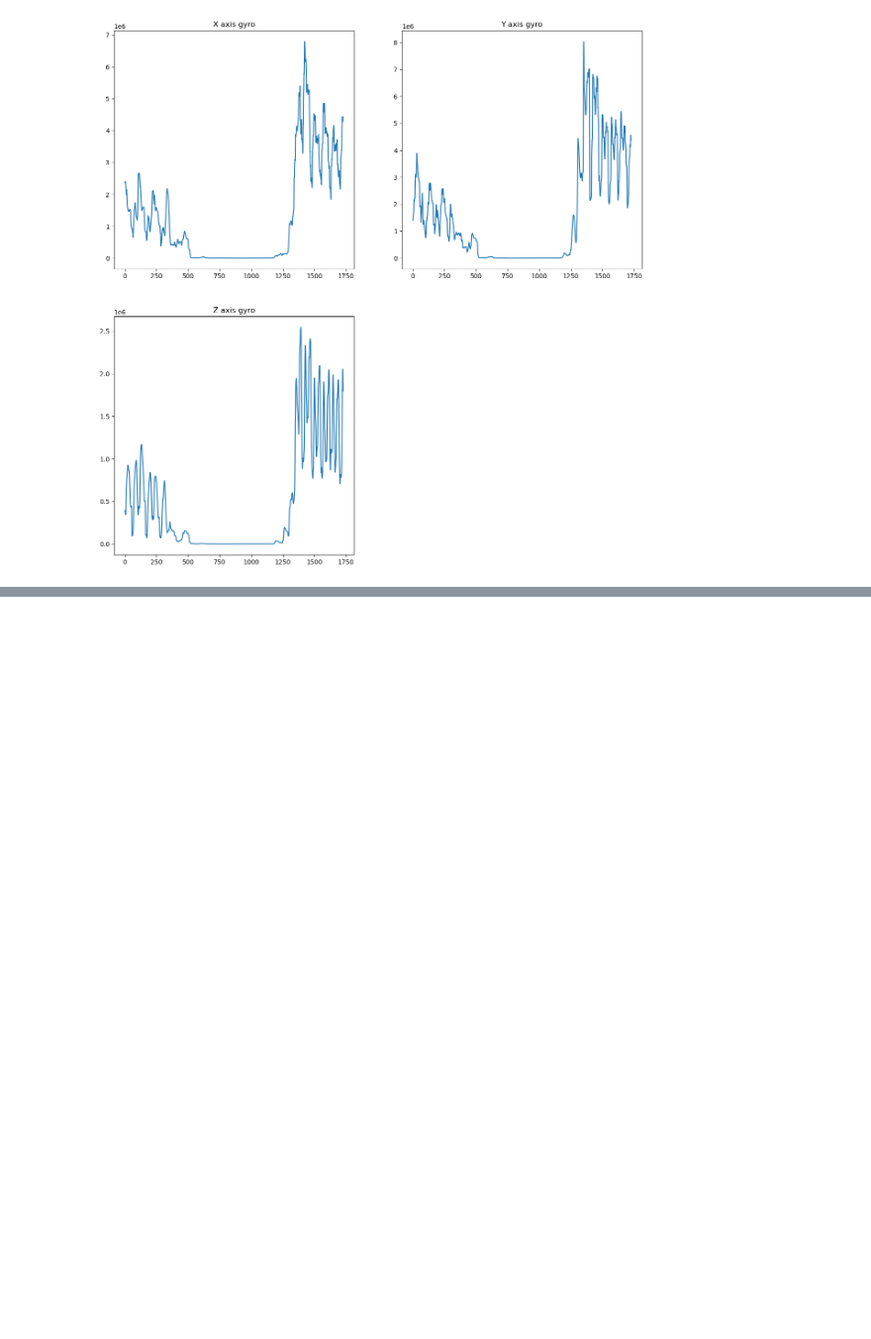
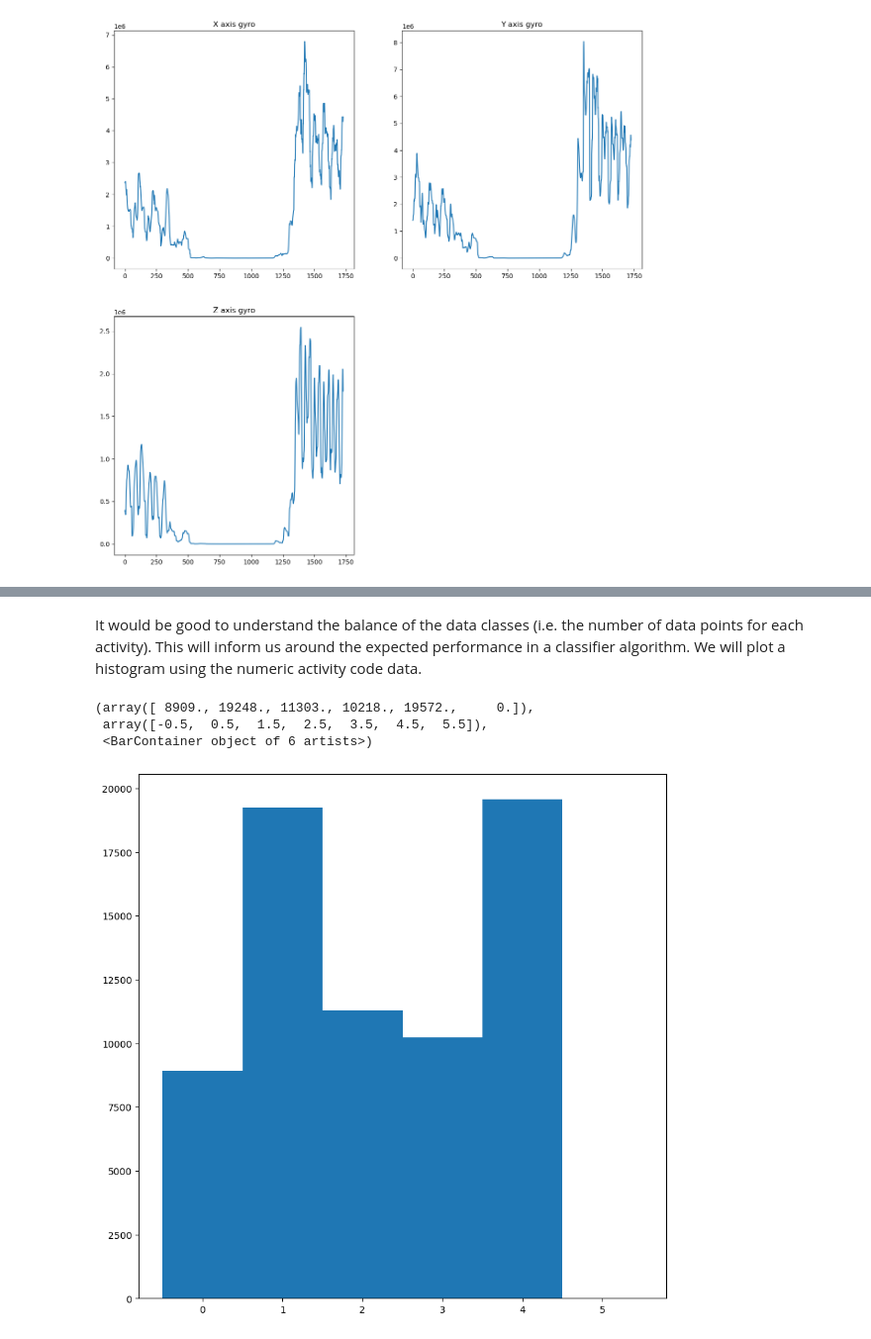
Before and after one commit to AKuinkel/cosc102-at3, a Jupyter notebook: ml_approaches_for_activity_classification.ipynb, the cells around one changed output, grey strips where cells are left out. Shown at 99% size. Saved outputs shown, nothing was run; the diff lists cells and outputs as text; code cells hidden in the pictures; blank space fills up the shorter version.

```diff
--- a/ml_approaches_for_activity_classification.ipynb
+++ b/ml_approaches_for_activity_classification.ipynb
@@ -257,0 +342,10 @@ ax[1,1].axis("off")
+# %% [markdown]
+It would be good to understand the balance of the data classes (i.e. the number of data points for each activity). This will inform us around the expected performance in a classifier algorithm. We will plot a histogram using the numeric activity code data.
+# %%
+fig, ax = plt.subplots(figsize=(10,10))
+ax.hist(activity_timeseries,bins=[-0.5,0.5,1.5,2.5,3.5,4.5,5.5])
+# %% [output]
+(array([ 8909., 19248., 11303., 10218., 19572.,     0.]),
+ array([-0.5,  0.5,  1.5,  2.5,  3.5,  4.5,  5.5]),
+ <BarContainer object of 6 artists>)
+[figure, added]
```
Also changed, not shown: parts of 10 cells of this notebook.
